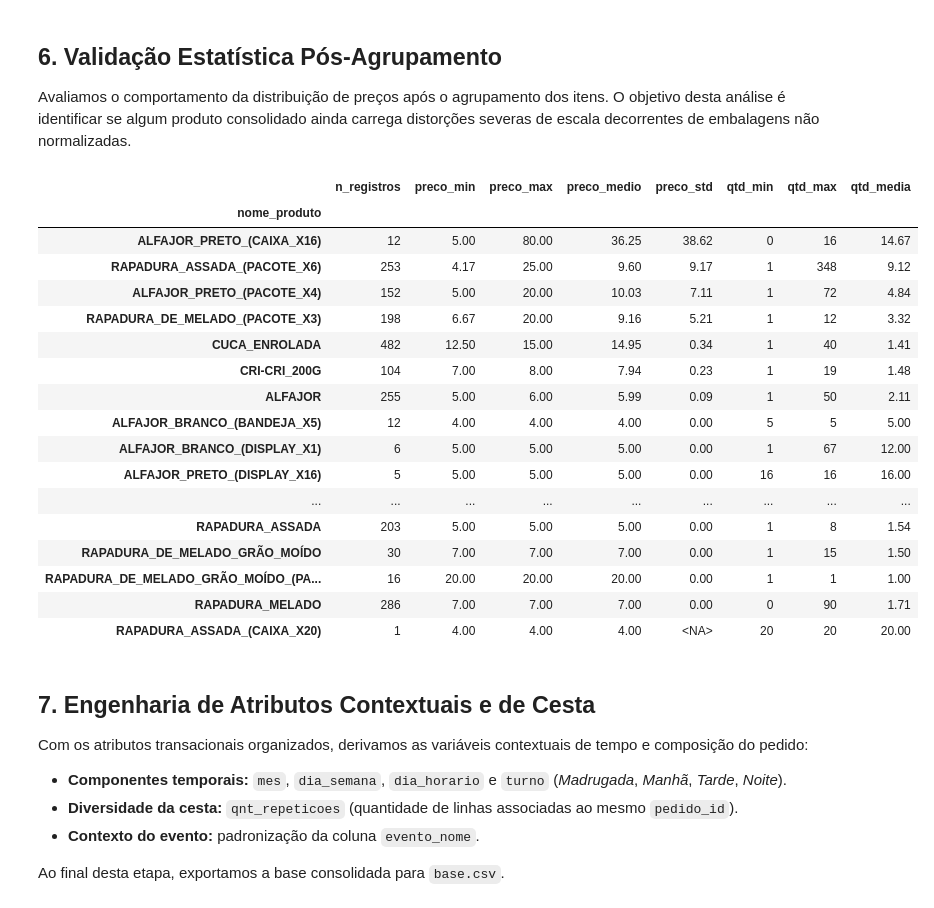
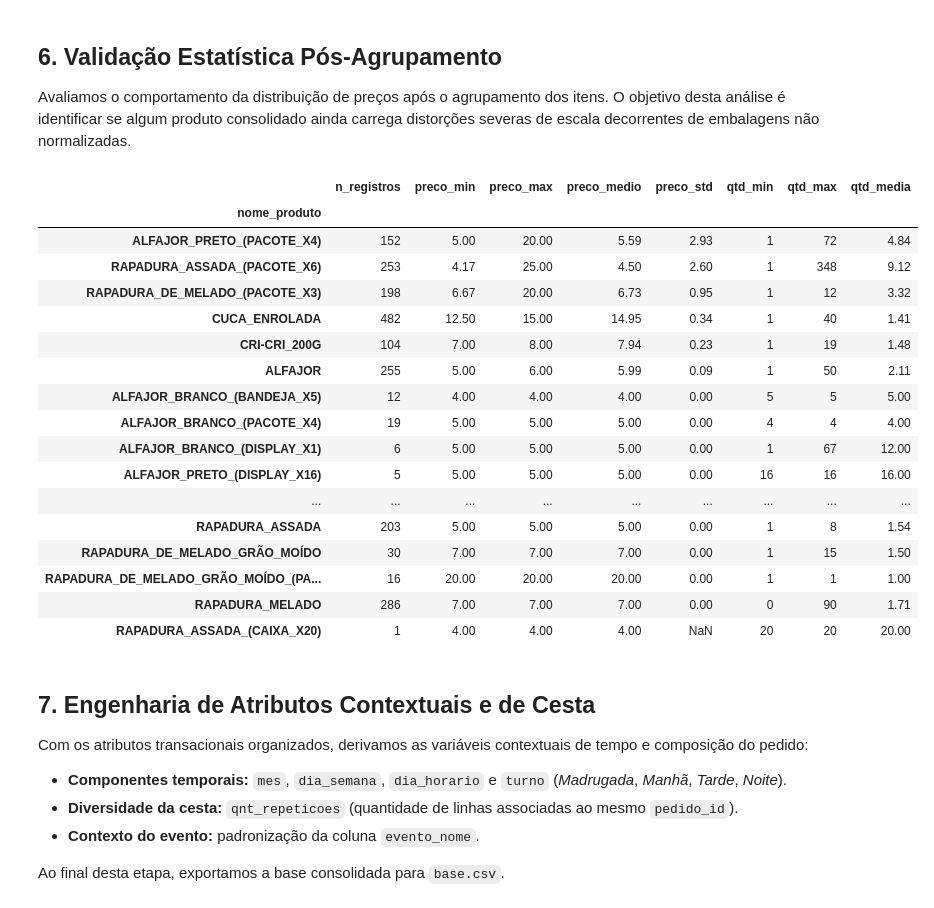
Before and after one commit to SIS-AMF/2026-2_trablho-g1-cd-ai2, a Jupyter notebook: eda_v2.ipynb, the cells around one changed output. Cells and saved outputs as stored; diff of their text form; code cells hidden in the pictures.

```diff
--- a/eda_v2.ipynb
+++ b/eda_v2.ipynb
@@ -358,0 +486,21 @@ ranking_produtos_divergentes
+# %%
+# 1. Incorporação das colunas de linhagem derivadas do ajuste temporário
+df['fator_k'] = df_ajustes_temp['fator_k']
+df['quantidade_ajustada'] = df_ajustes_temp['quantidade_ajustada']
+df['preco_unitario_ajustado'] = df_ajustes_temp['preco_unitario_ajustado']
+df['valor_item_ajustado'] = df_ajustes_temp['valor_item_ajustado']
+df['item_total_original'] = df_ajustes_temp['item_total_original']
+
+# 2. Junção com o status de validação do pedido auditado
+if 'status_validacao' in df.columns:
+    df.drop(columns=['status_validacao'], inplace=True)
+df = df.merge(df_auditoria_fallback_audit[['pedido_id', 'status_validacao']], on='pedido_id', how='left')
+
+# 3. Definição das grandezas finais resolvidas conforme o status
+mascara_ajuste = (df['status_validacao'] == 'AJUSTADO_PROPORCAO')
+df['quantidade_final'] = np.where(mascara_ajuste, df['quantidade_ajustada'], df['quantidade_item']).astype('int64')
+df['preco_unitario_final'] = np.where(mascara_ajuste, df['preco_unitario_ajustado'], df['preco_unitario_item']).astype('float64')
+df['valor_item_final'] = np.where(mascara_ajuste, df['valor_item_ajustado'], df['item_total_original']).astype('float64')
+
+print(f"Colunas consolidadas no DataFrame principal 'df' com sucesso. Shape: {df.shape}")
+df[['pedido_id', 'nome_produto_bruto', 'status_validacao', 'quantidade_final', 'preco_unitario_final', 'valor_item_final']].head()
@@ -404,30 +607,30 @@ df['nome_produto'] = df['nome_produto'].astype('category')
 ## 6. Validação Estatística Pós-Agrupamento
 Avaliamos o comportamento da distribuição de preços após o agrupamento dos itens. O objetivo desta análise é identificar se algum produto consolidado ainda carrega distorções severas de escala decorrentes de embalagens não normalizadas.
 # %%
-# Recálculo das estatísticas para os produtos após o agrupamento
+# Recálculo das estatísticas para os produtos após o agrupamento utilizando as grandezas finais normalizadas
 resumo_pos_agrupamento = df.groupby('nome_produto').agg(
     n_registros=('pedido_id', 'count'),
-    preco_min=('preco_unitario_item', 'min'),
-    preco_max=('preco_unitario_item', 'max'),
-    preco_medio=('preco_unitario_item', 'mean'),
-    preco_std=('preco_unitario_item', 'std'),
-    qtd_min=('quantidade_item', 'min'),
-    qtd_max=('quantidade_item', 'max'),
-    qtd_media=('quantidade_item', 'mean')
+    preco_min=('preco_unitario_final', 'min'),
+    preco_max=('preco_unitario_final', 'max'),
+    preco_medio=('preco_unitario_final', 'mean'),
+    preco_std=('preco_unitario_final', 'std'),
+    qtd_min=('quantidade_final', 'min'),
+    qtd_max=('quantidade_final', 'max'),
+    qtd_media=('quantidade_final', 'mean')
 ).sort_values(by='preco_std', ascending=False)
 
 resumo_pos_agrupamento
 # %% [output]
 |  | n_registros | preco_min | preco_max | preco_medio | preco_std | qtd_min | qtd_max | qtd_media |
 | nome_produto |  |  |  |  |  |  |  |  |
-| ALFAJOR_PRETO_(CAIXA_X16) | 12 | 5.00 | 80.00 | 36.25 | 38.62 | 0 | 16 | 14.67 |
-| RAPADURA_ASSADA_(PACOTE_X6) | 253 | 4.17 | 25.00 | 9.60 | 9.17 | 1 | 348 | 9.12 |
-| ALFAJOR_PRETO_(PACOTE_X4) | 152 | 5.00 | 20.00 | 10.03 | 7.11 | 1 | 72 | 4.84 |
-| RAPADURA_DE_MELADO_(PACOTE_X3) | 198 | 6.67 | 20.00 | 9.16 | 5.21 | 1 | 12 | 3.32 |
+| ALFAJOR_PRETO_(PACOTE_X4) | 152 | 5.00 | 20.00 | 5.59 | 2.93 | 1 | 72 | 4.84 |
+| RAPADURA_ASSADA_(PACOTE_X6) | 253 | 4.17 | 25.00 | 4.50 | 2.60 | 1 | 348 | 9.12 |
+| RAPADURA_DE_MELADO_(PACOTE_X3) | 198 | 6.67 | 20.00 | 6.73 | 0.95 | 1 | 12 | 3.32 |
 | CUCA_ENROLADA | 482 | 12.50 | 15.00 | 14.95 | 0.34 | 1 | 40 | 1.41 |
 | CRI-CRI_200G | 104 | 7.00 | 8.00 | 7.94 | 0.23 | 1 | 19 | 1.48 |
 | ALFAJOR | 255 | 5.00 | 6.00 | 5.99 | 0.09 | 1 | 50 | 2.11 |
 | ALFAJOR_BRANCO_(BANDEJA_X5) | 12 | 4.00 | 4.00 | 4.00 | 0.00 | 5 | 5 | 5.00 |
+| ALFAJOR_BRANCO_(PACOTE_X4) | 19 | 5.00 | 5.00 | 5.00 | 0.00 | 4 | 4 | 4.00 |
 | ALFAJOR_BRANCO_(DISPLAY_X1) | 6 | 5.00 | 5.00 | 5.00 | 0.00 | 1 | 67 | 12.00 |
 | ALFAJOR_PRETO_(DISPLAY_X16) | 5 | 5.00 | 5.00 | 5.00 | 0.00 | 16 | 16 | 16.00 |
 | ... | ... | ... | ... | ... | ... | ... | ... | ... |
@@ -435,7 +638,7 @@ resumo_pos_agrupamento
 | RAPADURA_DE_MELADO_GRÃO_MOÍDO | 30 | 7.00 | 7.00 | 7.00 | 0.00 | 1 | 15 | 1.50 |
 | RAPADURA_DE_MELADO_GRÃO_MOÍDO_(PA... | 16 | 20.00 | 20.00 | 20.00 | 0.00 | 1 | 1 | 1.00 |
 | RAPADURA_MELADO | 286 | 7.00 | 7.00 | 7.00 | 0.00 | 0 | 90 | 1.71 |
-| RAPADURA_ASSADA_(CAIXA_X20) | 1 | 4.00 | 4.00 | 4.00 | <NA> | 20 | 20 | 20.00 |
+| RAPADURA_ASSADA_(CAIXA_X20) | 1 | 4.00 | 4.00 | 4.00 | NaN | 20 | 20 | 20.00 |
 # %% [markdown]
 ## 7. Engenharia de Atributos Contextuais e de Cesta
 Com os atributos transacionais organizados, derivamos as variáveis contextuais de tempo e composição do pedido:
```
Also changed, not shown: parts of 14 cells of this notebook, 3 other files.
